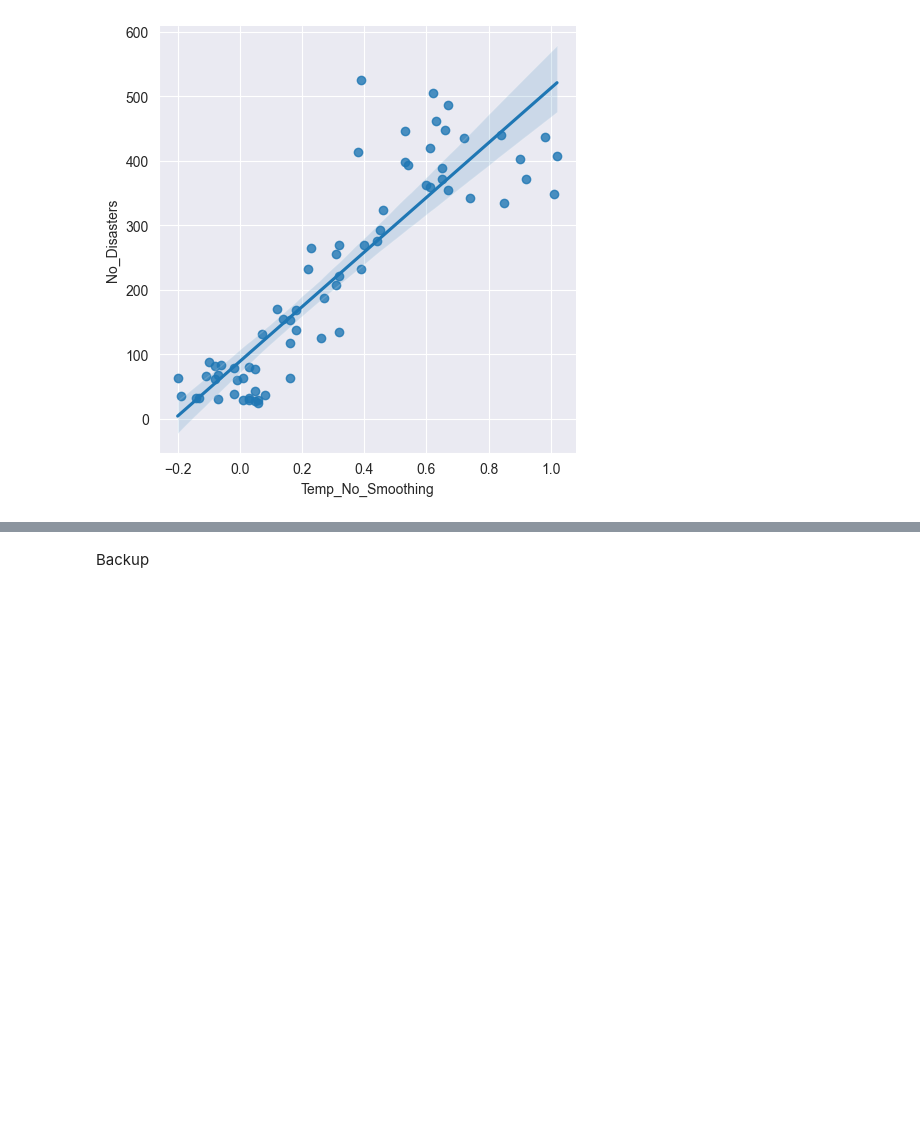
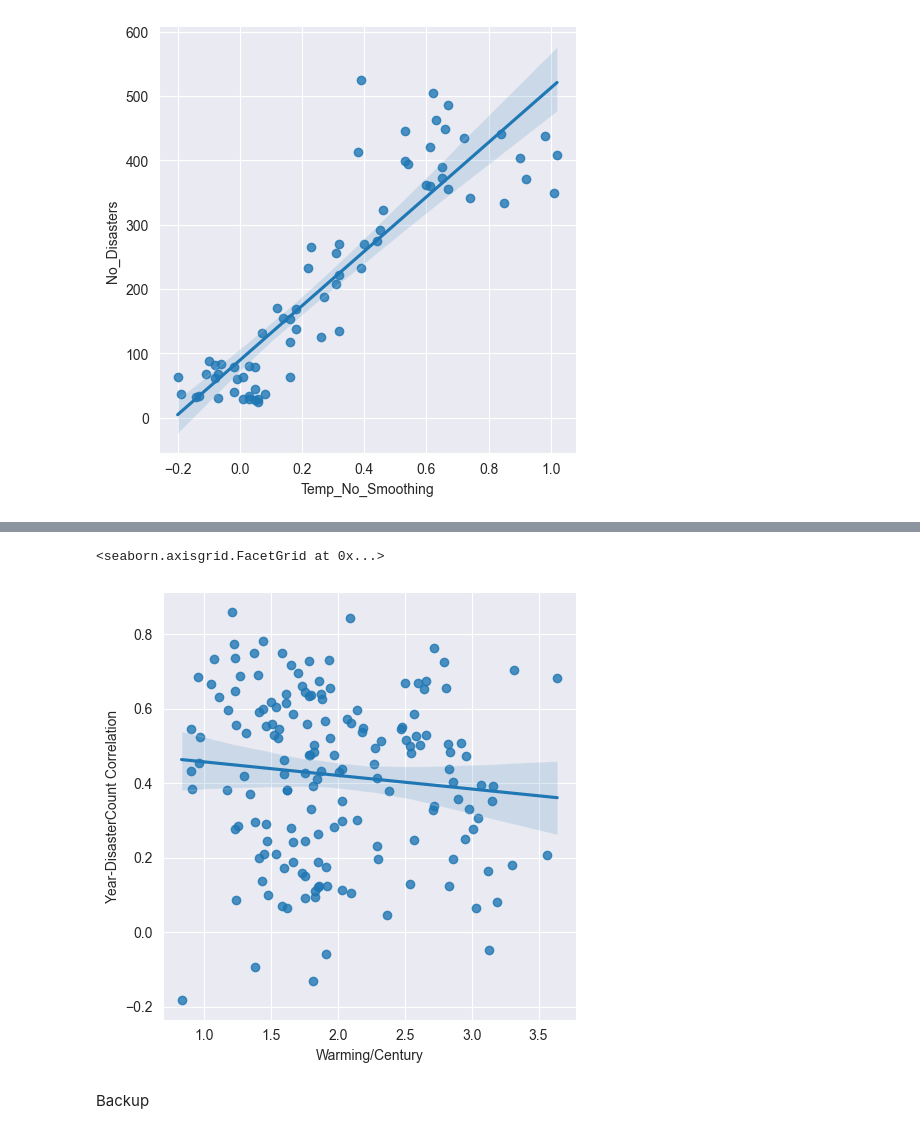
Before and after one commit to r-Files/DOPP, a Jupyter notebook: jupyter_notebooks/lab_question_c.ipynb, the cells around one changed output, grey strips where cells are left out. Saved outputs shown, nothing was run; the diff lists cells and outputs as text; code cells hidden in the pictures; blank space fills up the shorter version.

```diff
--- a/jupyter_notebooks/lab_question_c.ipynb
+++ b/jupyter_notebooks/lab_question_c.ipynb
@@ -260,0 +245,6 @@ Name: No_Disasters, Length: 16416, dtype: int64
+# %%
+yearly_country_disasters = get_yearly_disaster_count(secondary_index="Country", include_zero=True).reset_index()
+countrywise_year_disastercount_correlation = yearly_country_disasters.groupby('Country')[["Start_Year", "No_Disasters"]].corr().iloc[0::2,-1].reset_index(level=1, drop=True).rename("Year-DisasterCount Correlation")
+# %%
+countries_complete = pd.concat((country_temp_delta, countrywise_year_disastercount_correlation), axis="columns", join="inner")
+countries_complete
@@ -261,3 +266,9 @@ Name: No_Disasters, Length: 16416, dtype: int64
+# %%
+#countries_complete["Warming/Century"].corr(countries_complete["Year-DisasterCount Correlation"])
+sns.lmplot(data=countries_complete, x="Warming/Century", y="Year-DisasterCount Correlation")
+# %% [output]
+<seaborn.axisgrid.FacetGrid at 0x...>
+[figure, added]
 # %% [markdown]
 Backup
 # %%
```
Also changed, not shown: parts of 3 cells of this notebook, 3 other files.
